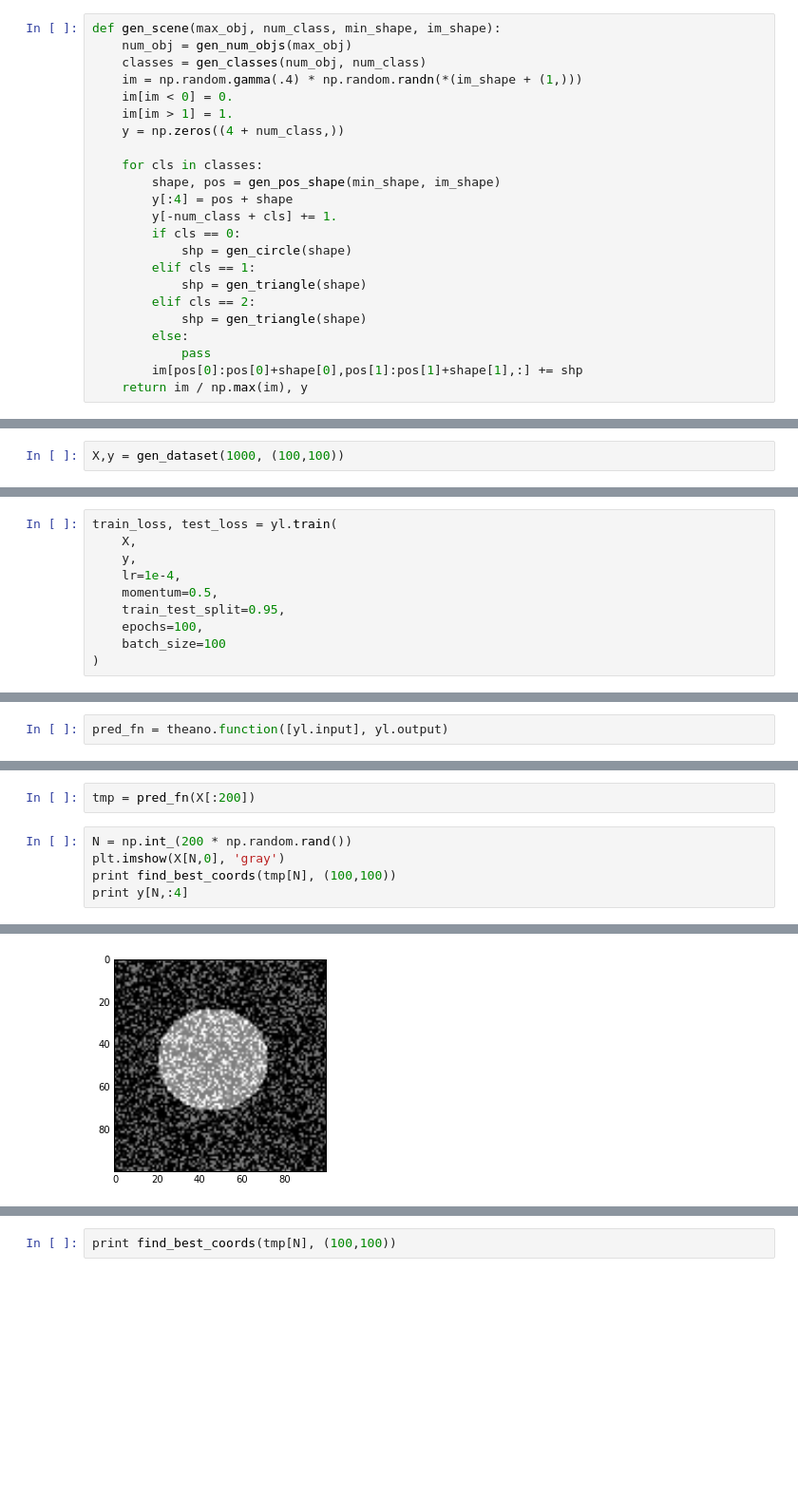
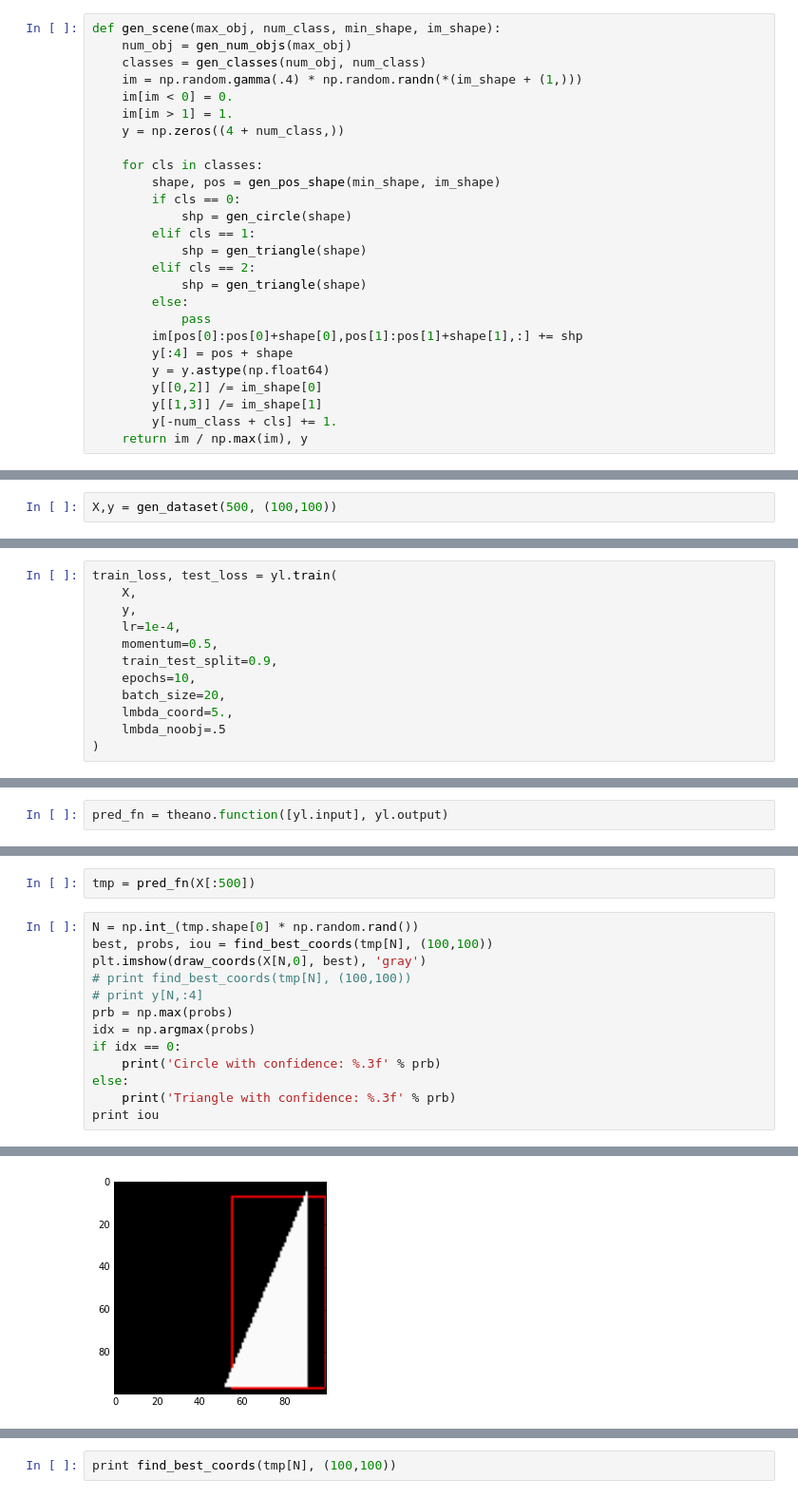
Before and after one commit to ColinGaudreau/bnr_ml, a Jupyter notebook: objectdetect/notebooks/test_yolo_with_synth.ipynb, the cells around one changed output, grey strips where cells are left out. Shown at 95% size. Drawn from its saved outputs; the diff is of its cells as text; blank space fills up the shorter version.

```diff
--- a/objectdetect/notebooks/test_yolo_with_synth.ipynb
+++ b/objectdetect/notebooks/test_yolo_with_synth.ipynb
@@ -88,8 +88,6 @@ def gen_scene(max_obj, num_class, min_shape, im_shape):
 
     for cls in classes:
         shape, pos = gen_pos_shape(min_shape, im_shape)
-        y[:4] = pos + shape
-        y[-num_class + cls] += 1.
         if cls == 0:
             shp = gen_circle(shape)
         elif cls == 1:
@@ -99,6 +97,11 @@ def gen_scene(max_obj, num_class, min_shape, im_shape):
         else:
             pass
         im[pos[0]:pos[0]+shape[0],pos[1]:pos[1]+shape[1],:] += shp
+        y[:4] = pos + shape
+        y = y.astype(np.float64)
+        y[[0,2]] /= im_shape[0]
+        y[[1,3]] /= im_shape[1]
+        y[-num_class + cls] += 1.
     return im / np.max(im), y
 # %%
 def gen_dataset(size, shape):
@@ -108,7 +111,7 @@ def gen_dataset(size, shape):
         X[i], y[i] = dat[0].swapaxes(2,1).swapaxes(1,0), dat[1]
     return X, y
 # %%
-X,y = gen_dataset(1000, (100,100))
+X,y = gen_dataset(500, (100,100))
 # %%
 N = np.int_(X.shape[0] * np.random.rand())
 plt.imshow(X[N,0], 'gray')
@@ -213,9 +225,11 @@ train_loss, test_loss = yl.train(
     y,
     lr=1e-4,
     momentum=0.5,
-    train_test_split=0.95,
-    epochs=100,
-    batch_size=100
+    train_test_split=0.9,
+    epochs=10,
+    batch_size=20,
+    lmbda_coord=5.,
+    lmbda_noobj=.5
 )
 # %% [output]
 Getting cost...
@@ -257,8 +284,16 @@ pred_fn = theano.function([yl.input], yl.output)
 # %%
-tmp = pred_fn(X[:200])
+tmp = pred_fn(X[:500])
 # %%
-N = np.int_(200 * np.random.rand())
-plt.imshow(X[N,0], 'gray')
-print find_best_coords(tmp[N], (100,100))
-print y[N,:4]
+N = np.int_(tmp.shape[0] * np.random.rand())
+best, probs, iou = find_best_coords(tmp[N], (100,100))
+plt.imshow(draw_coords(X[N,0], best), 'gray')
+# print find_best_coords(tmp[N], (100,100))
+# print y[N,:4]
+prb = np.max(probs)
+idx = np.argmax(probs)
+if idx == 0:
+    print('Circle with confidence: %.3f' % prb)
+else:
+    print('Triangle with confidence: %.3f' % prb)
+print iou
 # %% [output]
@@ -267,4 +302,4 @@ print y[N,:4]
-[figure, old version]
+[figure, new version]
 # %%
 def find_best_coords(output, shape):
     idx = np.argmax(output[[4,9],:,:])
```
Also changed, not shown: parts of 14 cells of this notebook, 1 other file.
